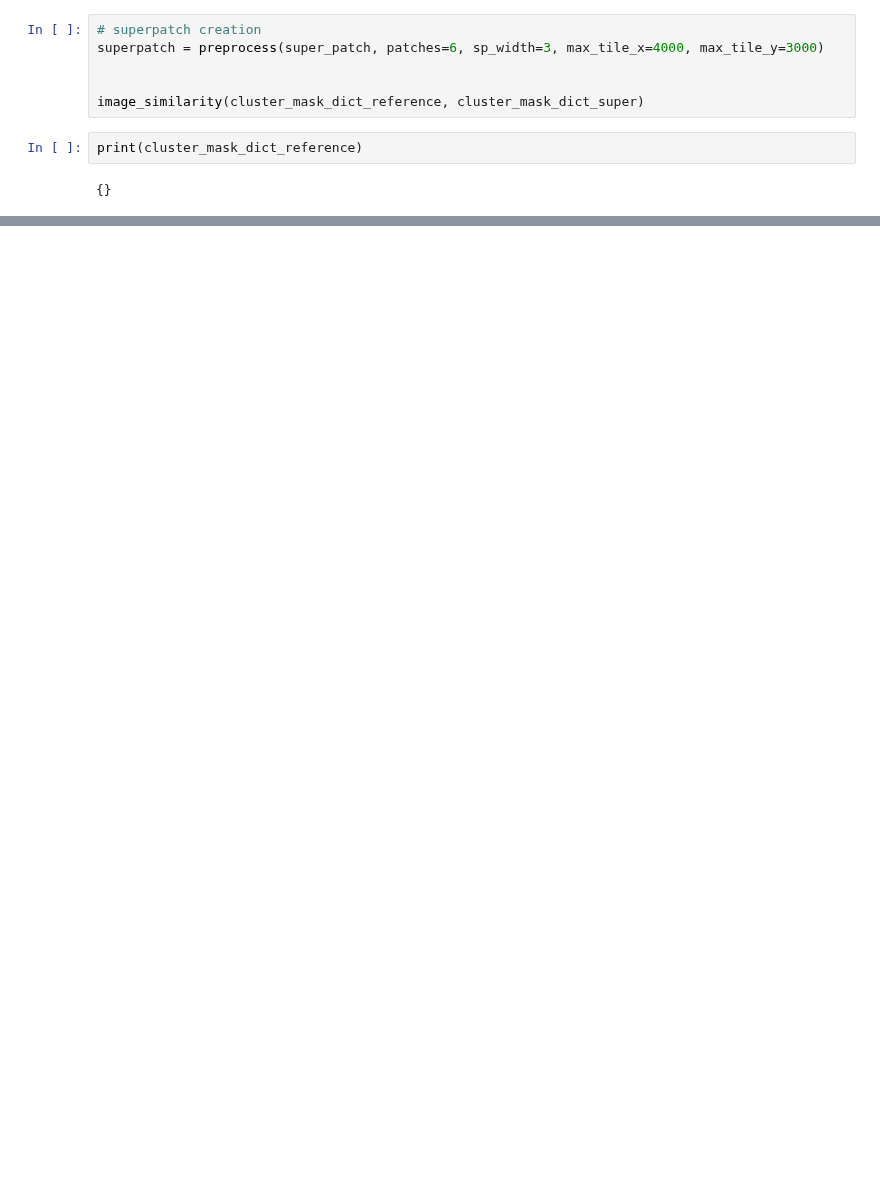
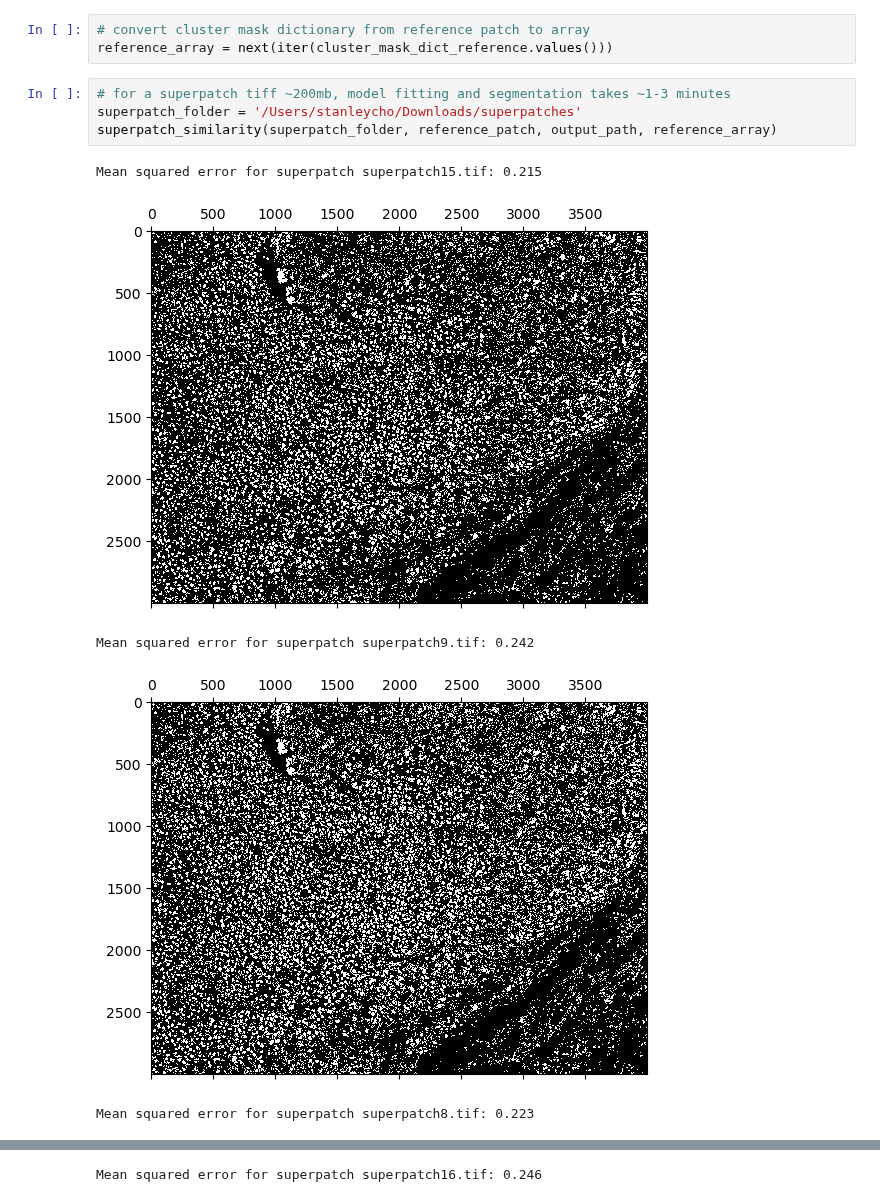
Before and after one commit to TILseg/TILseg, a Jupyter notebook: Archive/examples/similarity_use.ipynb, the cells around one changed output, grey strips where cells are left out. Cells and saved outputs as stored; diff of their text form; blank space fills up the shorter version.

Commit message:
updated jupyter notebook with modified functions from similarity

```diff
--- a/Archive/examples/similarity_use.ipynb
+++ b/Archive/examples/similarity_use.ipynb
@@ -46,10 +39,13 @@ TypeError: cannot unpack non-iterable int object
-# %%
-# superpatch creation
-superpatch = preprocess(super_patch, patches=6, sp_width=3, max_tile_x=4000, max_tile_y=3000)
-
-
-image_similarity(cluster_mask_dict_reference, cluster_mask_dict_super)
-# %%
-print(cluster_mask_dict_reference)
-# %% [output]
-{}
+# %%
+# convert cluster mask dictionary from reference patch to array
+reference_array = next(iter(cluster_mask_dict_reference.values()))
+# %%
+# for a superpatch tiff ~200mb, model fitting and segmentation takes ~1-3 minutes
+superpatch_folder = '/Users/stanleycho/Downloads/superpatches'
+superpatch_similarity(superpatch_folder, reference_patch, output_path, reference_array)
+# %% [output]
+Mean squared error for superpatch superpatch15.tif: 0.215
+[figure, added]
+Mean squared error for superpatch superpatch9.tif: 0.242
+[figure, added]
+Mean squared error for superpatch superpatch8.tif: 0.223
@@ -55,0 +53 @@ print(cluster_mask_dict_reference)
+Mean squared error for superpatch superpatch16.tif: 0.246
```
Also changed, not shown: parts of 8 cells of this notebook, 1 other file.
